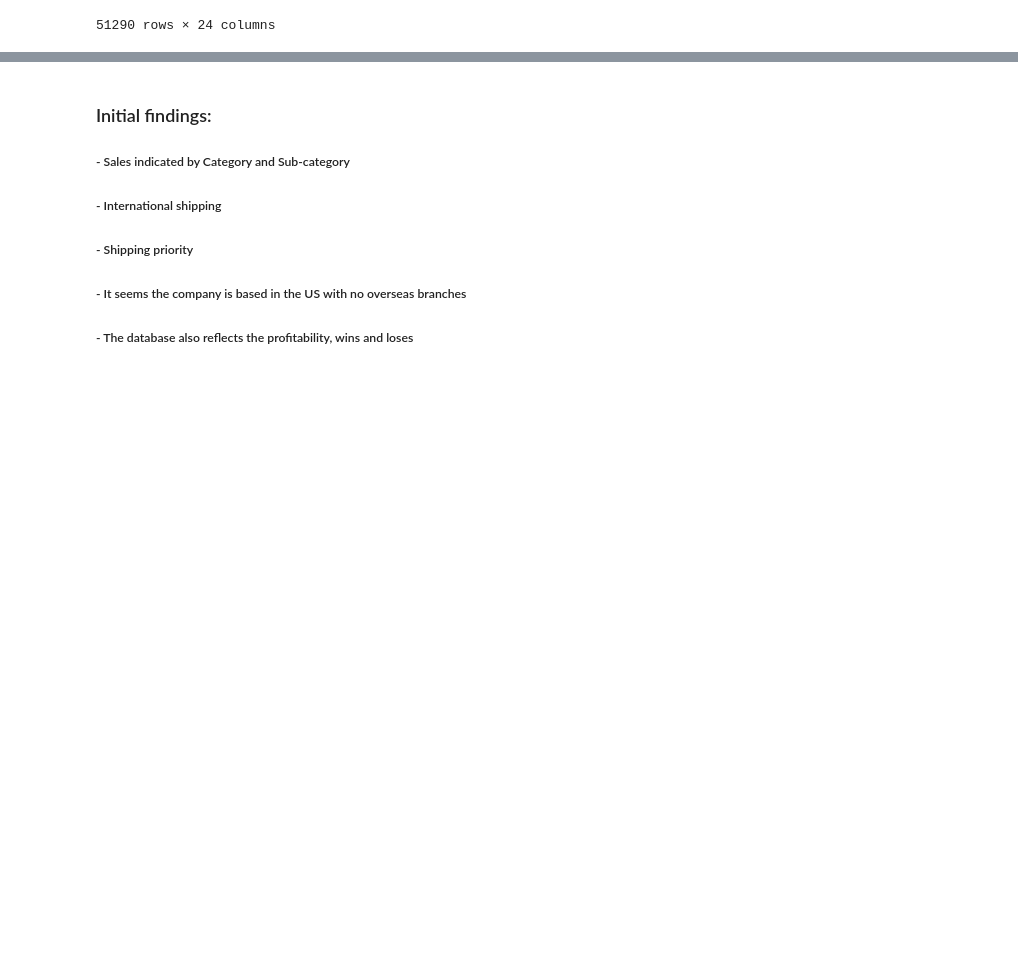
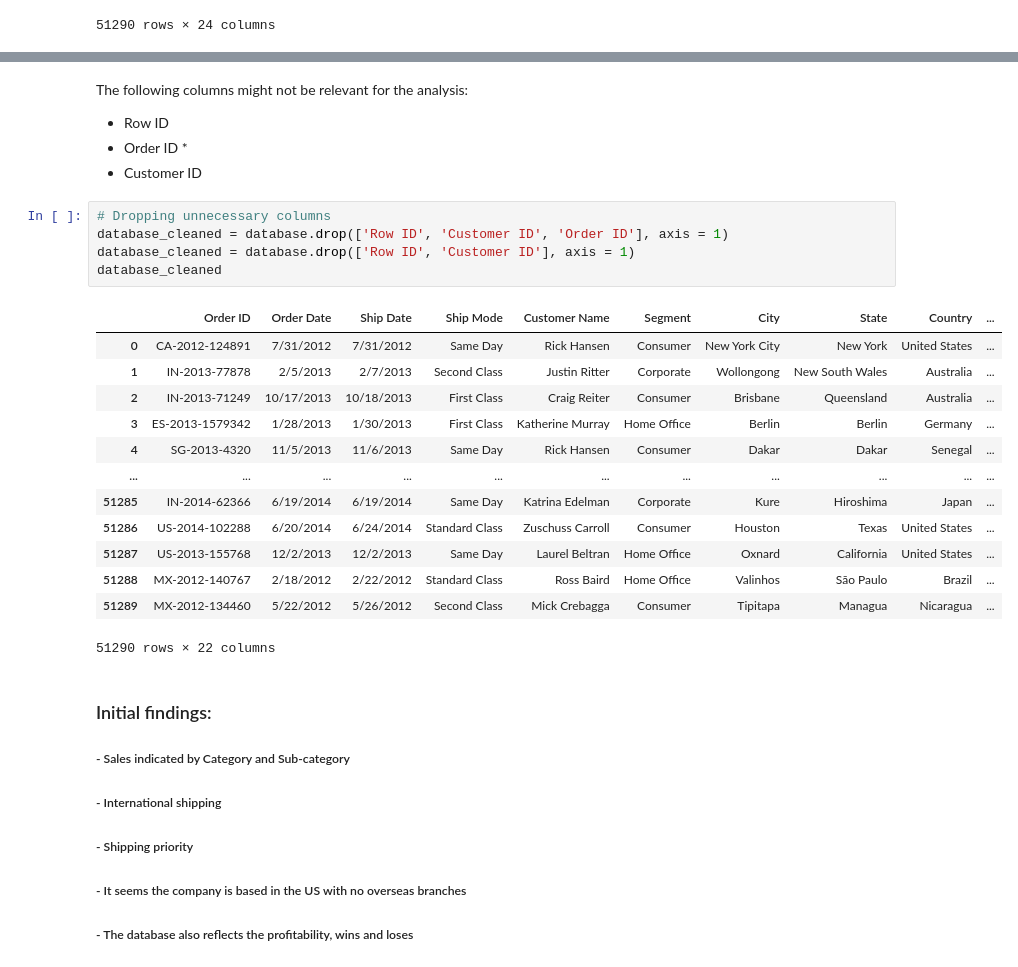
Before and after one commit to GaboRenovation/Bootcamp_final, a Jupyter notebook: database_clean.ipynb, the cells around one changed output, grey strips where cells are left out. Drawn from its saved outputs; the diff is of its cells as text; blank space fills up the shorter version.

```diff
--- a/database_clean.ipynb
+++ b/database_clean.ipynb
@@ -99,3 +75,28 @@ database_cleaned
+# %% [markdown]
+The following columns might not be relevant for the analysis:
+
+- Row ID
+- Order ID *
+- Customer ID
+# %%
+# Dropping unnecessary columns
+database_cleaned = database.drop(['Row ID', 'Customer ID', 'Order ID'], axis = 1)
+database_cleaned = database.drop(['Row ID', 'Customer ID'], axis = 1)
+database_cleaned
+# %% [output]
+|  | Order ID | Order Date | Ship Date | Ship Mode | Customer Name | Segment | City | State | Country | ... |
+| 0 | CA-2012-124891 | 7/31/2012 | 7/31/2012 | Same Day | Rick Hansen | Consumer | New York City | New York | United States | ... |
+| 1 | IN-2013-77878 | 2/5/2013 | 2/7/2013 | Second Class | Justin Ritter | Corporate | Wollongong | New South Wales | Australia | ... |
+| 2 | IN-2013-71249 | 10/17/2013 | 10/18/2013 | First Class | Craig Reiter | Consumer | Brisbane | Queensland | Australia | ... |
+| 3 | ES-2013-1579342 | 1/28/2013 | 1/30/2013 | First Class | Katherine Murray | Home Office | Berlin | Berlin | Germany | ... |
+| 4 | SG-2013-4320 | 11/5/2013 | 11/6/2013 | Same Day | Rick Hansen | Consumer | Dakar | Dakar | Senegal | ... |
+| ... | ... | ... | ... | ... | ... | ... | ... | ... | ... | ... |
+| 51285 | IN-2014-62366 | 6/19/2014 | 6/19/2014 | Same Day | Katrina Edelman | Corporate | Kure | Hiroshima | Japan | ... |
+| 51286 | US-2014-102288 | 6/20/2014 | 6/24/2014 | Standard Class | Zuschuss Carroll | Consumer | Houston | Texas | United States | ... |
+| 51287 | US-2013-155768 | 12/2/2013 | 12/2/2013 | Same Day | Laurel Beltran | Home Office | Oxnard | California | United States | ... |
+| 51288 | MX-2012-140767 | 2/18/2012 | 2/22/2012 | Standard Class | Ross Baird | Home Office | Valinhos | São Paulo | Brazil | ... |
+| 51289 | MX-2012-134460 | 5/22/2012 | 5/26/2012 | Second Class | Mick Crebagga | Consumer | Tipitapa | Managua | Nicaragua | ... |
+51290 rows × 22 columns
 # %% [markdown]
 ### Initial findings:
 
```
Also changed, not shown: parts of 18 cells of this notebook.
